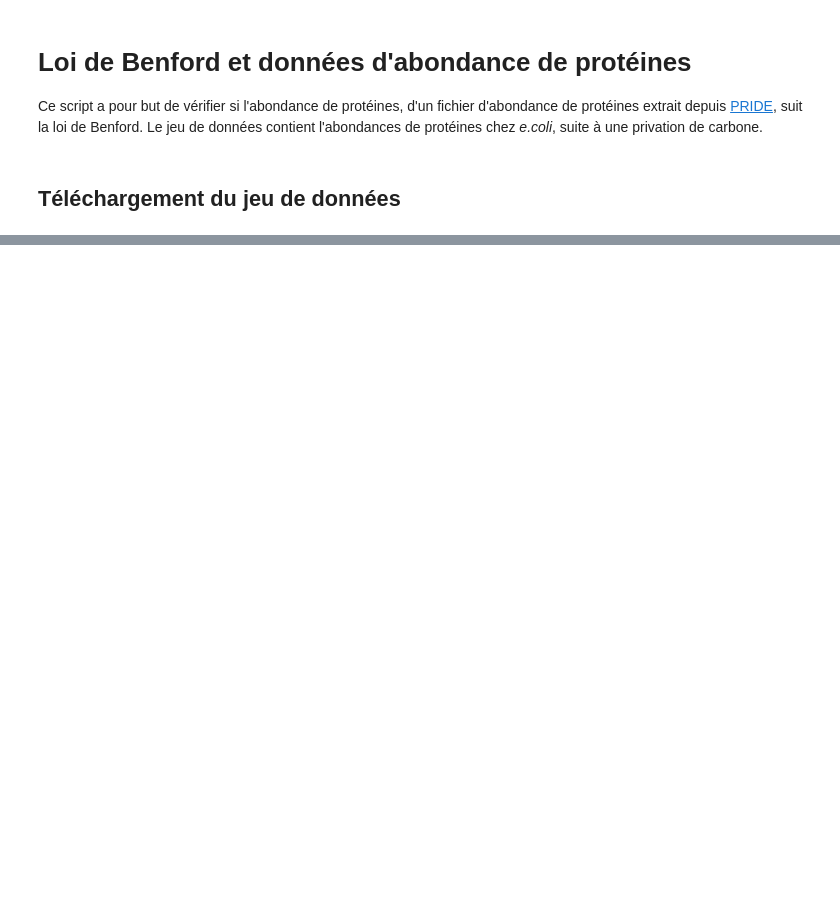
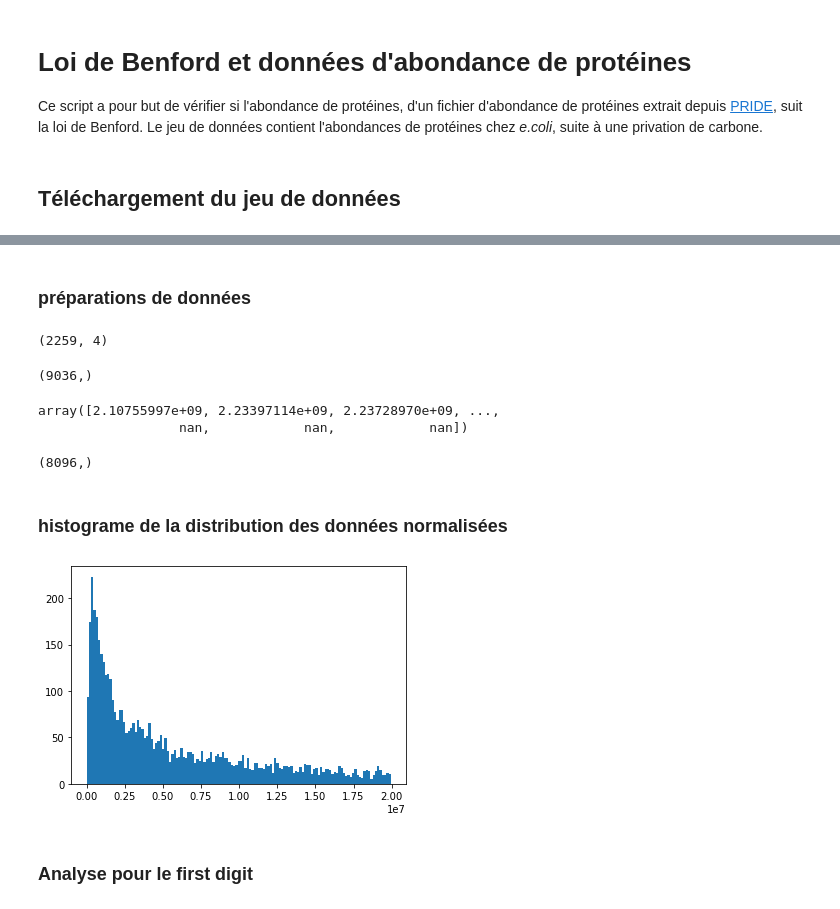
Before and after one commit to pierrepo/benford-law, a Jupyter notebook: data_abundance_analysis/e.coli_abundance.ipynb, the cells around one changed output, grey strips where cells are left out. Saved outputs shown, nothing was run; the diff lists cells and outputs as text; code cells hidden in the pictures; blank space fills up the shorter version.

Commit message:
analysis e.coli abundance

```diff
--- a/data_abundance_analysis/e.coli_abundance.ipynb
+++ b/data_abundance_analysis/e.coli_abundance.ipynb
@@ -41,0 +57,33 @@ ValueError: File is not a recognized excel file
+# %% [markdown]
+### préparations de données
+# %%
+abundance_tot_norm = ['Abundances Normalized F1 Sample', 'Abundances Normalized F2 Sample',
+                      'Abundances Normalized F3 Sample', 'Abundances Normalized F4 Sample']
+
+abundance_tot_norm = data[abundance_tot_norm]
+print(abundance_tot_norm.shape)
+# %% [output]
+(2259, 4)
+# %%
+# données dans un array d'une dimmenssion
+abundance_tot_norm = abundance_tot_norm.values.reshape(abundance_tot_norm.shape[0] * abundance_tot_norm.shape[1])
+print(abundance_tot_norm.shape)
+abundance_tot_norm
+# %% [output]
+(9036,)
+array([2.10755997e+09, 2.23397114e+09, 2.23728970e+09, ...,
+                  nan,            nan,            nan])
+# %%
+# remove 0
+abundance_tot_norm = abundance_tot_norm[abundance_tot_norm > 0]
+print(abundance_tot_norm.shape)
+# %% [output]
+(8096,)
+# %% [markdown]
+### histograme de la distribution des données normalisées
+# %%
+plt.hist(abundance_tot_norm, bins=range(0, 20_000_000, 150_000));
+# %% [output]
+[figure, added]
+# %% [markdown]
+### Analyse pour le first digit
```
Also changed, not shown: parts of 49 cells of this notebook, 1 other file.
